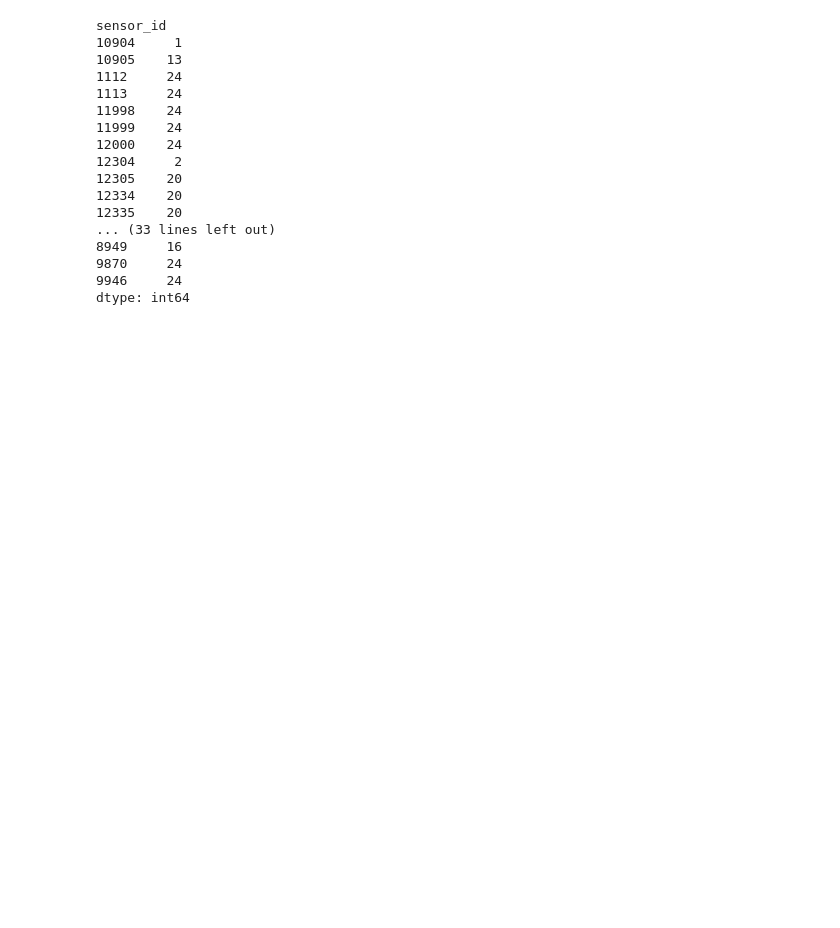
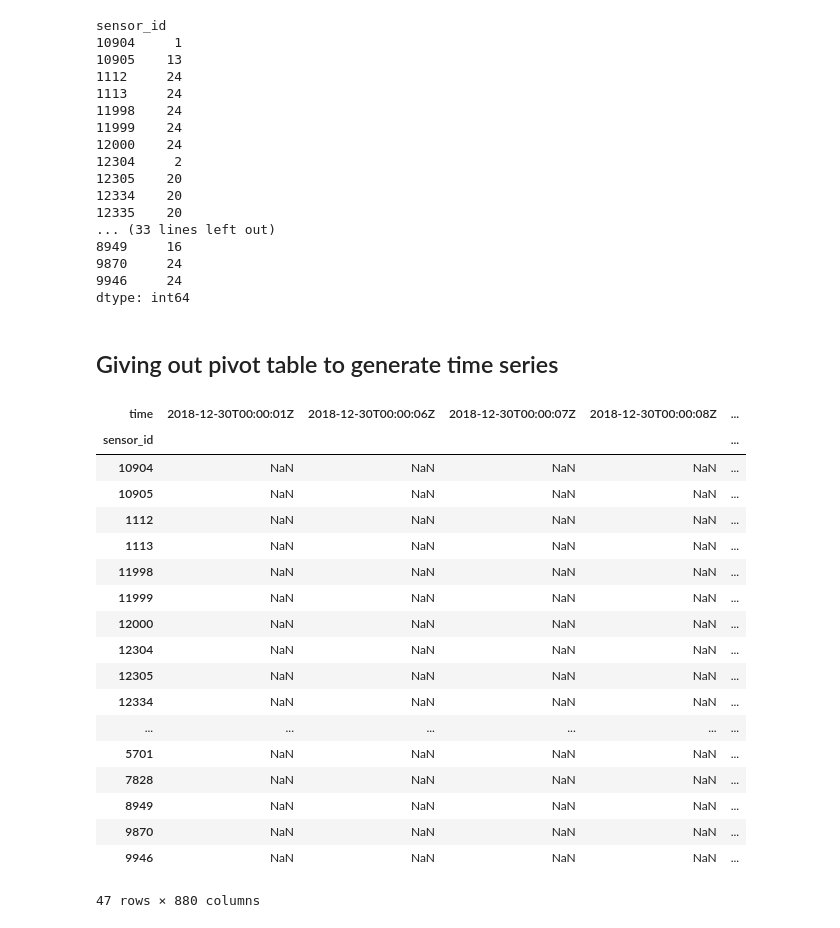
Before and after one commit to nateso/HAL, a Jupyter notebook: Load_Data-tryout.ipynb, the cells around one changed output. Saved outputs shown, nothing was run; the diff lists cells and outputs as text; code cells hidden in the pictures; blank space fills up the shorter version.

```diff
--- a/Load_Data-tryout.ipynb
+++ b/Load_Data-tryout.ipynb
@@ -119,3 +131,28 @@ sensor_id
 9870     24
 9946     24
 dtype: int64
+# %% [markdown]
+## Giving out pivot table to generate time series
+# %%
+df_pivot = df_total.pivot(index="sensor_id", columns="time", values = "measurement_PM10")
+df_pivot
+# %% [output]
+| time | 2018-12-30T00:00:01Z | 2018-12-30T00:00:06Z | 2018-12-30T00:00:07Z | 2018-12-30T00:00:08Z | ... |
+| sensor_id |  |  |  |  | ... |
+| 10904 | NaN | NaN | NaN | NaN | ... |
+| 10905 | NaN | NaN | NaN | NaN | ... |
+| 1112 | NaN | NaN | NaN | NaN | ... |
+| 1113 | NaN | NaN | NaN | NaN | ... |
+| 11998 | NaN | NaN | NaN | NaN | ... |
+| 11999 | NaN | NaN | NaN | NaN | ... |
+| 12000 | NaN | NaN | NaN | NaN | ... |
+| 12304 | NaN | NaN | NaN | NaN | ... |
+| 12305 | NaN | NaN | NaN | NaN | ... |
+| 12334 | NaN | NaN | NaN | NaN | ... |
+| ... | ... | ... | ... | ... | ... |
+| 5701 | NaN | NaN | NaN | NaN | ... |
+| 7828 | NaN | NaN | NaN | NaN | ... |
+| 8949 | NaN | NaN | NaN | NaN | ... |
+| 9870 | NaN | NaN | NaN | NaN | ... |
+| 9946 | NaN | NaN | NaN | NaN | ... |
+47 rows × 880 columns
```
Also changed, not shown: parts of 6 cells of this notebook, 1 other file.
